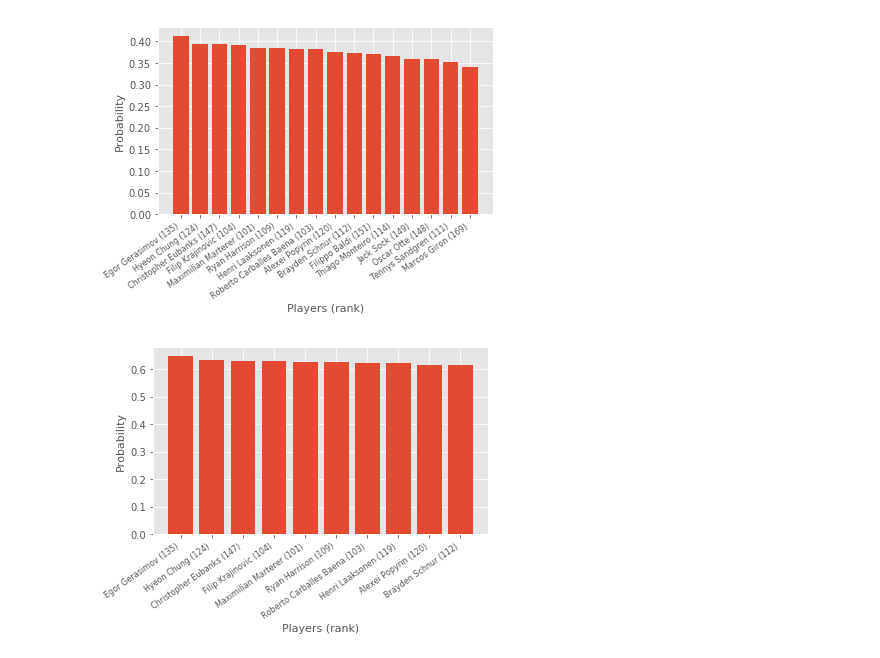
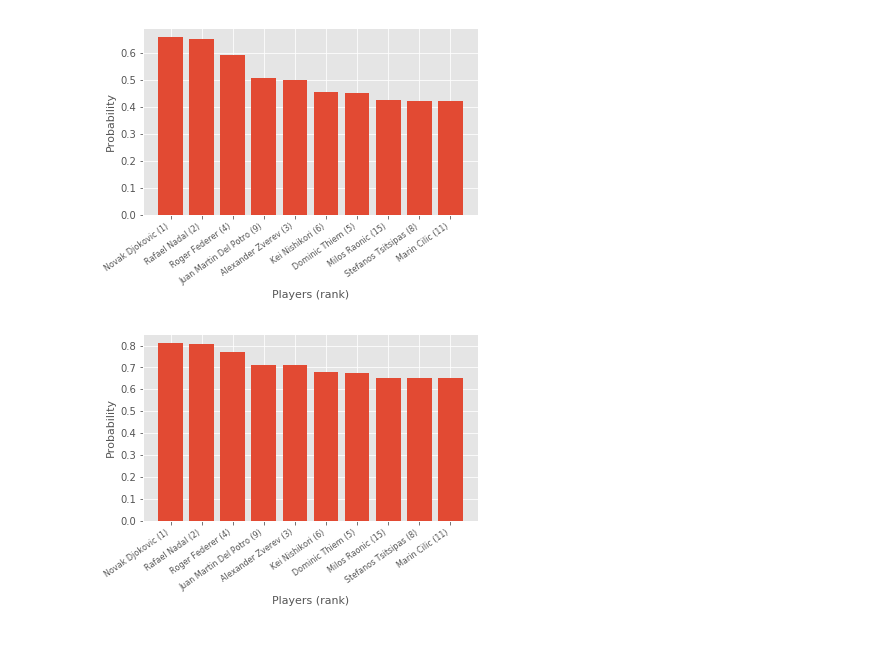
Before and after one commit to ant-louis/french-open-2019-winner-prediction, a Jupyter notebook: analyse_tournament_predictions.ipynb, the cells around one changed output. Cells and saved outputs as stored; diff of their text form; code cells hidden in the pictures.

```diff
--- a/analyse_tournament_predictions.ipynb
+++ b/analyse_tournament_predictions.ipynb
@@ -9,7 +9,7 @@ plt.style.use('ggplot')
 pd.set_option('display.max_columns', 50)
 pd.set_option('display.max_rows', 128)
 
-year = '2019_qualifications'
+year = 2019
 
 # Files
 players_names = "_Data/Predictions/stats_players_{}.csv".format(year)
@@ -335,7 +335,7 @@ plt.savefig("_Figures/rounds_{}_QF.eps".format(year), bbox_inches = "tight")
 #-------------------------------------------------------------------------------------------
 # BAR PLOT FOR R16
 #-------------------------------------------------------------------------------------------
-nb_players = 18
+nb_players = 10
 
 # Get names, ranks and probas of highest probabilities players
 names = R16_df.iloc[:nb_players, 0].tolist()
@@ -366,35 +366,35 @@ plt.savefig("_Figures/rounds_{}_R16.eps".format(year), bbox_inches = "tight")
 # %%
 #-------------------------------------------------------------------------------------------
 # BAR PLOT FOR R32
 #-------------------------------------------------------------------------------------------
-nb_players = 16
+nb_players = 10
 
 # Get names, ranks and probas of highest probabilities players
 names = R32_df.iloc[:nb_players, 0].tolist()
 ranks = R32_df.iloc[:nb_players, 1].tolist()
 probas = R32_df.iloc[:nb_players, 2].tolist()
 
 # Compute new labels for x-axis : Name (rank)
 x_labels = []
 for i, name in enumerate(names):
     new_label = name + ' (' + str(int(ranks[i])) + ')'
     x_labels.append(new_label)
 
 # Plot
 plt.figure()
 plt.subplots_adjust(bottom=0.23)
 x_pos = np.arange(0, nb_players, 1)
 plt.bar(x_pos, probas)
 
 # Set axes
 plt.xticks(x_pos, x_labels, rotation=35, ha='right', fontsize=8)
 plt.xlabel('Players (rank)', fontsize=11)
 plt.ylabel('Probability', fontsize=11)
 
 # Save the plot
 plt.savefig("_Figures/rounds_{}_R32.eps".format(year), bbox_inches = "tight")
 # %% [output]
-[figure, old version]
+[figure, new version]
 # %%
 #-------------------------------------------------------------------------------------------
 # BAR PLOT FOR R64
@@ -426,4 +426,4 @@ plt.ylabel('Probability', fontsize=11)
 # Save the plot
 plt.savefig("_Figures/rounds_{}_R64.eps".format(year), bbox_inches = "tight")
 # %% [output]
-[figure, old version]
+[figure, new version]
```
Also changed, not shown: parts of 13 cells of this notebook, 24 other files.
